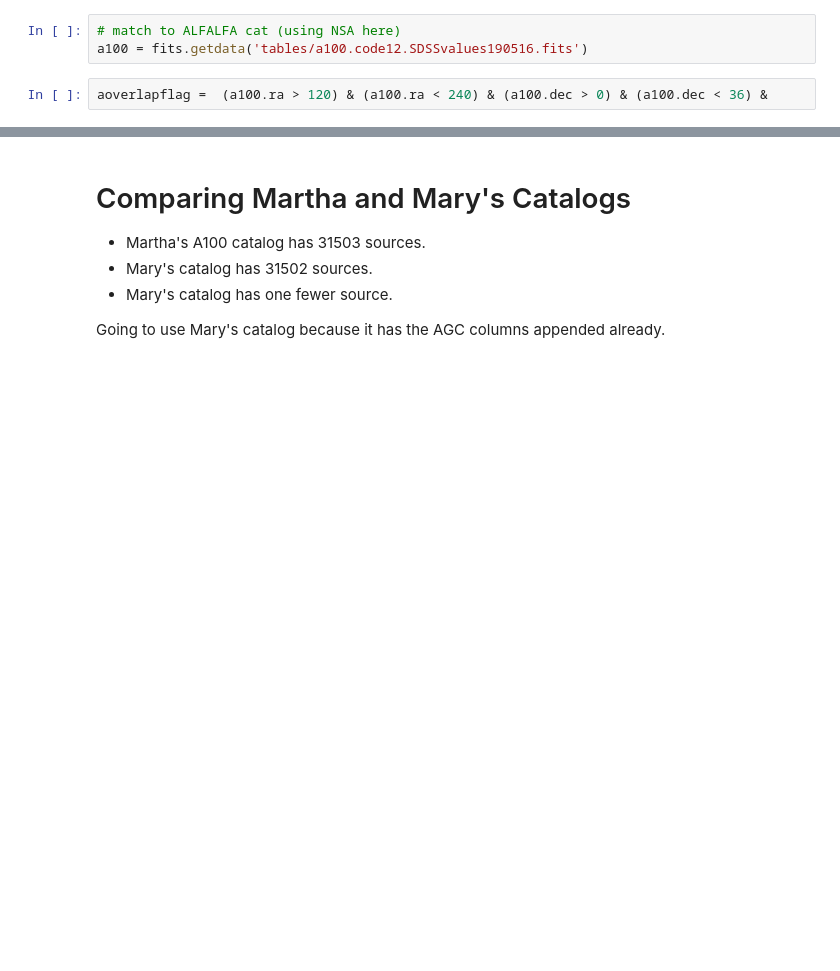
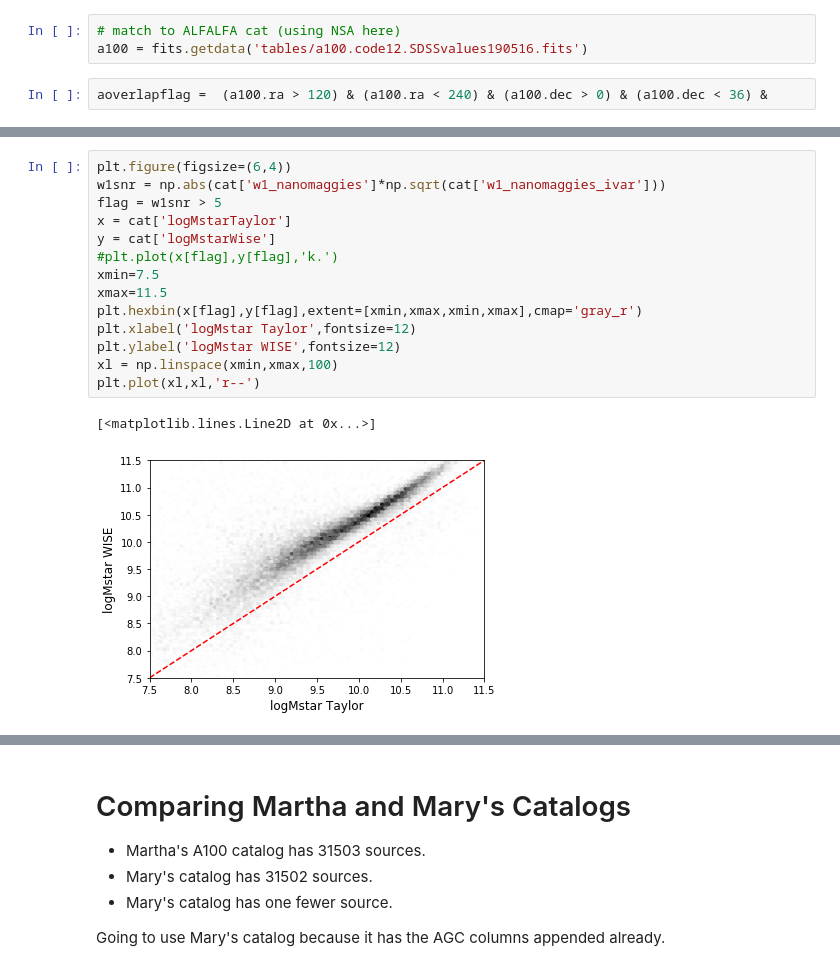
Before and after one commit to rfinn/APPSS, a Jupyter notebook: paper-plots.ipynb, the cells around one changed output, grey strips where cells are left out. Drawn from its saved outputs; the diff is of its cells as text; blank space fills up the shorter version.

```diff
--- a/paper-plots.ipynb
+++ b/paper-plots.ipynb
@@ -906,0 +978,17 @@ http://learn.astropy.org/plot-catalog.html
+# %%
+plt.figure(figsize=(6,4))
+w1snr = np.abs(cat['w1_nanomaggies']*np.sqrt(cat['w1_nanomaggies_ivar']))
+flag = w1snr > 5
+x = cat['logMstarTaylor']
+y = cat['logMstarWise']
+#plt.plot(x[flag],y[flag],'k.')
+xmin=7.5
+xmax=11.5
+plt.hexbin(x[flag],y[flag],extent=[xmin,xmax,xmin,xmax],cmap='gray_r')
+plt.xlabel('logMstar Taylor',fontsize=12)
+plt.ylabel('logMstar WISE',fontsize=12)
+xl = np.linspace(xmin,xmax,100)
+plt.plot(xl,xl,'r--')
+# %% [output]
+[<matplotlib.lines.Line2D at 0x...>]
+[figure, added]
```
Also changed, not shown: parts of 9 cells of this notebook, 2 other files.
